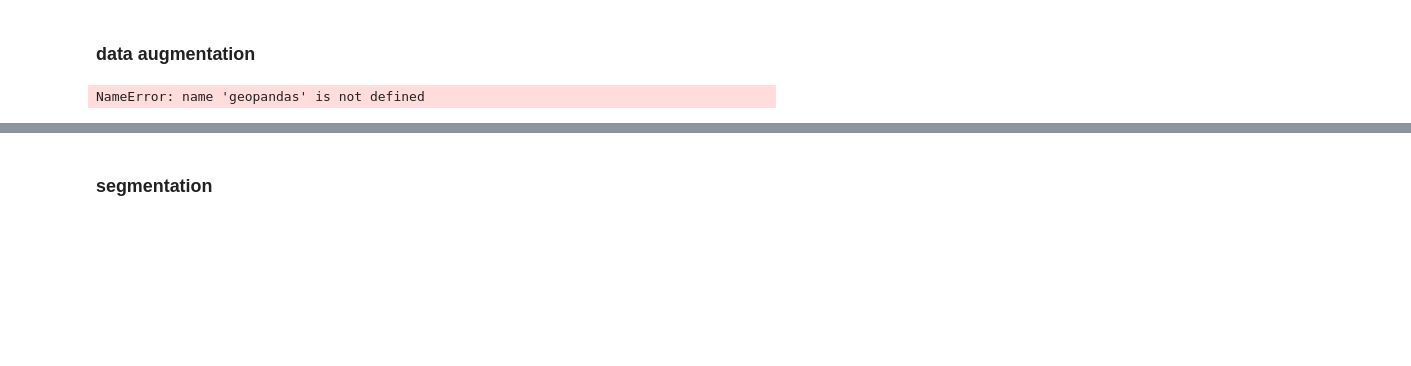
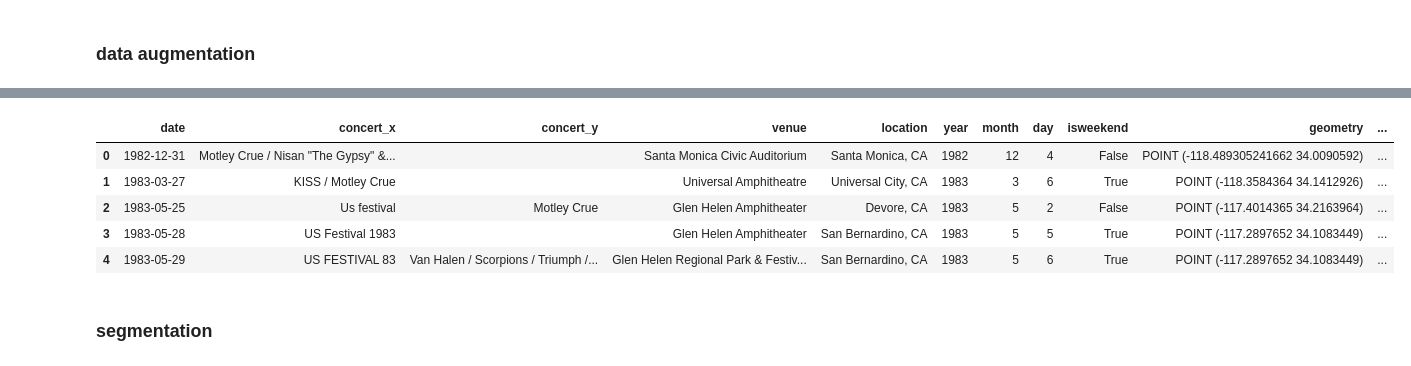
Before and after one commit to harrisonscottm/80s-metal, a Jupyter notebook: segmentation-of-concerts/code/segmentation-of-concerts.ipynb, the cells around one changed output, grey strips where cells are left out. Drawn from its saved outputs; the diff is of its cells as text; code cells hidden in the pictures; blank space fills up the shorter version.

```diff
--- a/segmentation-of-concerts/code/segmentation-of-concerts.ipynb
+++ b/segmentation-of-concerts/code/segmentation-of-concerts.ipynb
@@ -86,0 +131,6 @@ df.head()
+# %%
+# remove duplicates
+df.sort_values(['date'], inplace = True)
+df.drop_duplicates(subset =['date'], keep='first', inplace=True)
+print(df.head())
+print(df.shape)
@@ -87,8 +155,58 @@ df.head()
 # %% [markdown]
 ### data augmentation
-# %%
-# get lat and long from Google
-
-boro_locations = geopandas.tools.geocode('Sydney, Australia', provider="google")
-# %% [output]
-NameError: name 'geopandas' is not defined
+# %%
+# get lat and long from OpenStreetMap
+from geopy.exc import GeocoderTimedOut
+
+def do_geocode(address):
+    try:
+        return geopandas.tools.geocode(address)
+    except GeocoderTimedOut:
+        return do_geocode(address)
+
+def geocode_smh(address, location):
+    try:
+        geo = geopandas.tools.geocode(address, provider="nominatim")
+    except TypeError:
+        try:
+            geo = geopandas.tools.geocode(location, provider="nominatim")
+        except TypeError:
+            print('ERROR')
+        except GeocoderTimedOut:
+            geocode_smh(address, location)
+        else:
+            return(geo)
+    except GeocoderTimedOut:
+        geocode_smh(address, location)
+    else:
+        return(geo)
+
+df_geo = df[df.index < 2000].copy()
+df_geo.index = range(df_geo.shape[0])
+df_det = pd.DataFrame() #geocode_smh('Sydney, NSW', 'Sydney, NSW')
+
+for i in range(0, df_geo.shape[0]):
+    df_tmp = df_geo[df_geo.index == i].copy()
+    df_tmp['address_orig'] = df_tmp['venue'] + ', ' + df_tmp['location']
+    print(i, df_tmp['address_orig'].to_string())
+    df_new = geocode_smh(df_tmp['address_orig'], df_tmp['location'])
+    try:
+        x_new = df_new.geometry.x
+    except AttributeError:
+        a = 1
+        #df_new['longitude'] = np.NaN
+    else:
+        df_new['longitude'] = x_new
+    try:
+        y_new = df_new.geometry.y
+    except AttributeError:
+        a = 1
+        #df_new['latitude'] = np.NaN
+    else:#
+        df_new['latitude'] = y_new
+    df_det = pd.concat([df_det, df_new])
+
+df_geo = pd.merge(df_geo, df_det, how='left', left_index=True, right_index=True)
+print(type(df_geo))
+df_geo.head()
+# %% [output]
@@ -94,0 +230,6 @@ NameError: name 'geopandas' is not defined
+|  | date | concert_x | concert_y | venue | location | year | month | day | isweekend | geometry | ... |
+| 0 | 1982-12-31 | Motley Crue / Nisan "The Gypsy" &... |  | Santa Monica Civic Auditorium | Santa Monica, CA | 1982 | 12 | 4 | False | POINT (-118.489305241662 34.0090592) | ... |
+| 1 | 1983-03-27 | KISS / Motley Crue |  | Universal Amphitheatre | Universal City, CA | 1983 | 3 | 6 | True | POINT (-118.3584364 34.1412926) | ... |
+| 2 | 1983-05-25 | Us festival | Motley Crue | Glen Helen Amphitheater | Devore, CA | 1983 | 5 | 2 | False | POINT (-117.4014365 34.2163964) | ... |
+| 3 | 1983-05-28 | US Festival 1983 |  | Glen Helen Amphitheater | San Bernardino, CA | 1983 | 5 | 5 | True | POINT (-117.2897652 34.1083449) | ... |
+| 4 | 1983-05-29 | US FESTIVAL 83 | Van Halen / Scorpions / Triumph /... | Glen Helen Regional Park & Festiv... | San Bernardino, CA | 1983 | 5 | 6 | True | POINT (-117.2897652 34.1083449) | ... |
```
Also changed, not shown: parts of 16 cells of this notebook, 2 other files.
